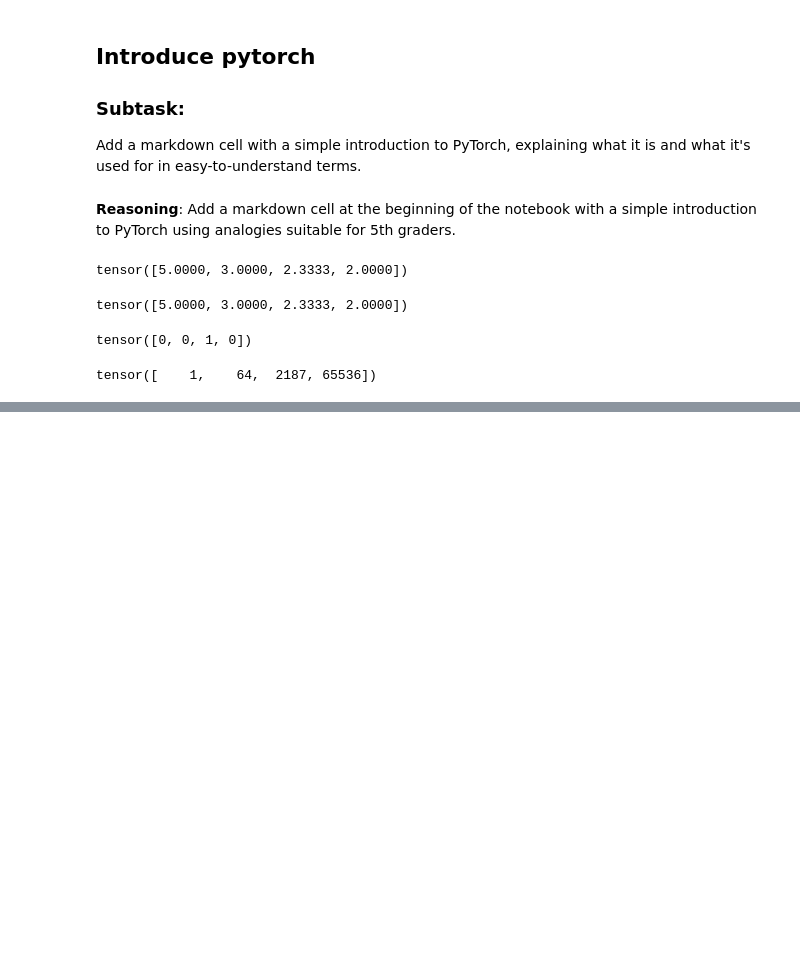
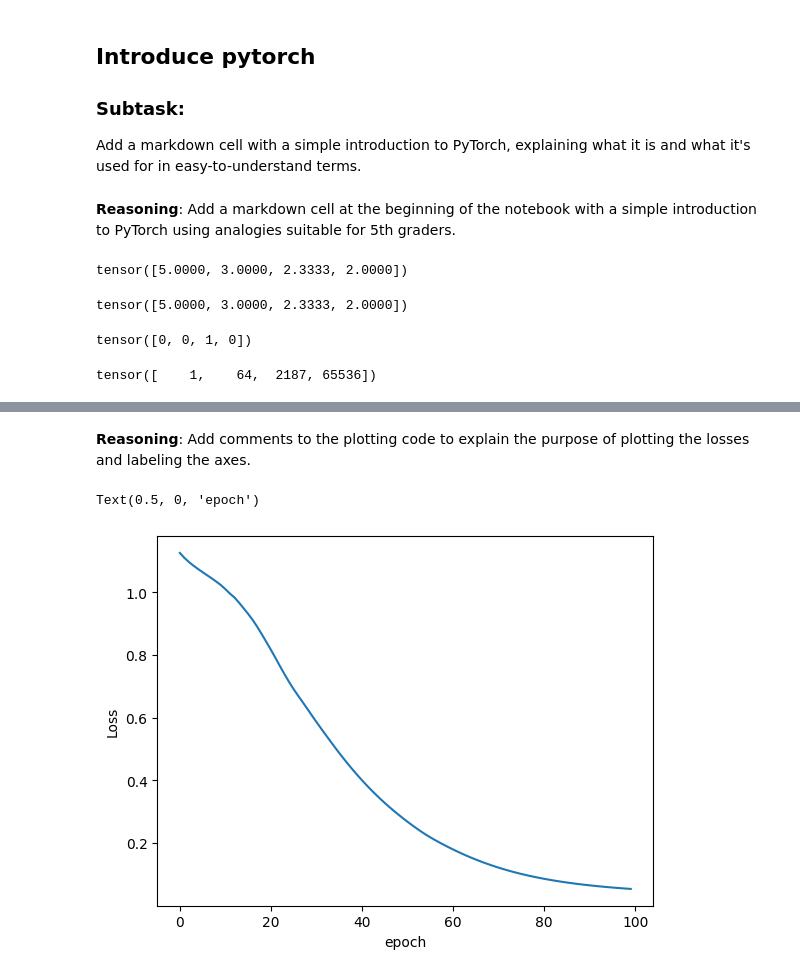
Before and after one commit to HiNacho/courses, a Jupyter notebook: Intro_to_pytorch.ipynb, the cells around one changed output, grey strips where cells are left out. Cells and saved outputs as stored; diff of their text form; code cells hidden in the pictures; blank space fills up the shorter version.

```diff
--- a/Intro_to_pytorch.ipynb
+++ b/Intro_to_pytorch.ipynb
@@ -210,0 +542,4 @@ tensor([    1,    64,  2187, 65536])
+# %%
+torch.manual_seed(41) # Set the random seed for reproducibility
+
+model = Model() # Create an instance of the Model class
@@ -210,0 +549,5 @@ tensor([    1,    64,  2187, 65536])
+# %%
+criterion = nn.CrossEntropyLoss() # Define the loss function for the model (Cross-Entropy Loss is suitable for classification tasks)
+
+# Choose Adam Optimizer
+optimizer = torch.optim.Adam(model.parameters(), lr=0.01) # Define the optimizer for updating the model's weights using the Adam algorithm with a learning rate of 0.01
@@ -210,0 +568,15 @@ tensor([    1,    64,  2187, 65536])
+# %%
+epochs = 100
+losses = []
+
+for i in range(epochs):
+  y_pred = model.forward(X_train_tensor) # Perform a forward pass to get predictions
+  loss = criterion(y_pred, y_train_tensor) # Calculate the loss between predictions and actual labels
+  losses.append(loss.detach().numpy()) # Store the loss value for plotting
+
+  if i % 10 == 0:
+    print(f'Epoch: {i} Loss: {loss}') # Print the loss every 10 epochs
+
+  optimizer.zero_grad() # Clear previous gradients
+  loss.backward() # Perform backpropagation to calculate gradients
+  optimizer.step() # Update the model's weights
@@ -210,0 +594,10 @@ tensor([    1,    64,  2187, 65536])
+# %% [markdown]
+**Reasoning**:
+Add comments to the plotting code to explain the purpose of plotting the losses and labeling the axes.
+# %%
+plt.plot(range(epochs), losses) # Plot the training loss over the epochs
+plt.ylabel('Loss') # Label the y-axis as 'Loss'
+plt.xlabel('epoch') # Label the x-axis as 'epoch'
+# %% [output]
+Text(0.5, 0, 'epoch')
+[figure, added]
```
Also changed, not shown: parts of 72 cells of this notebook.
